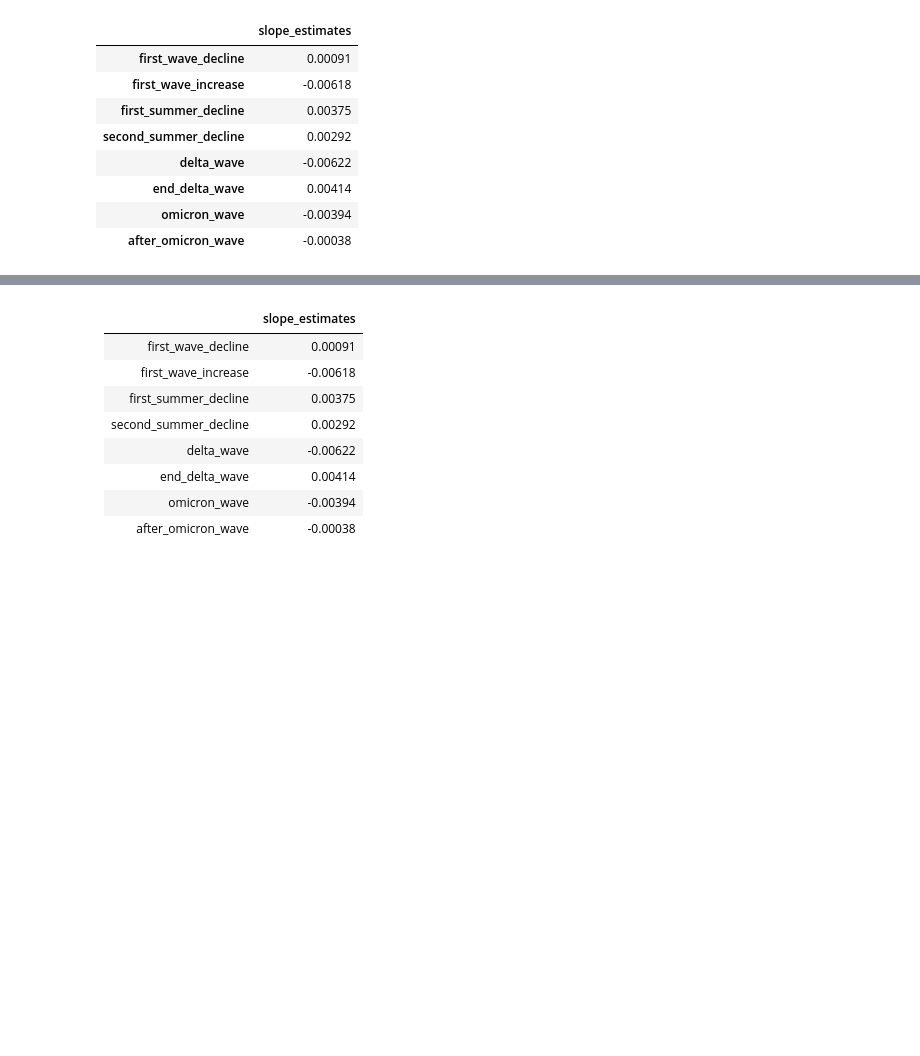
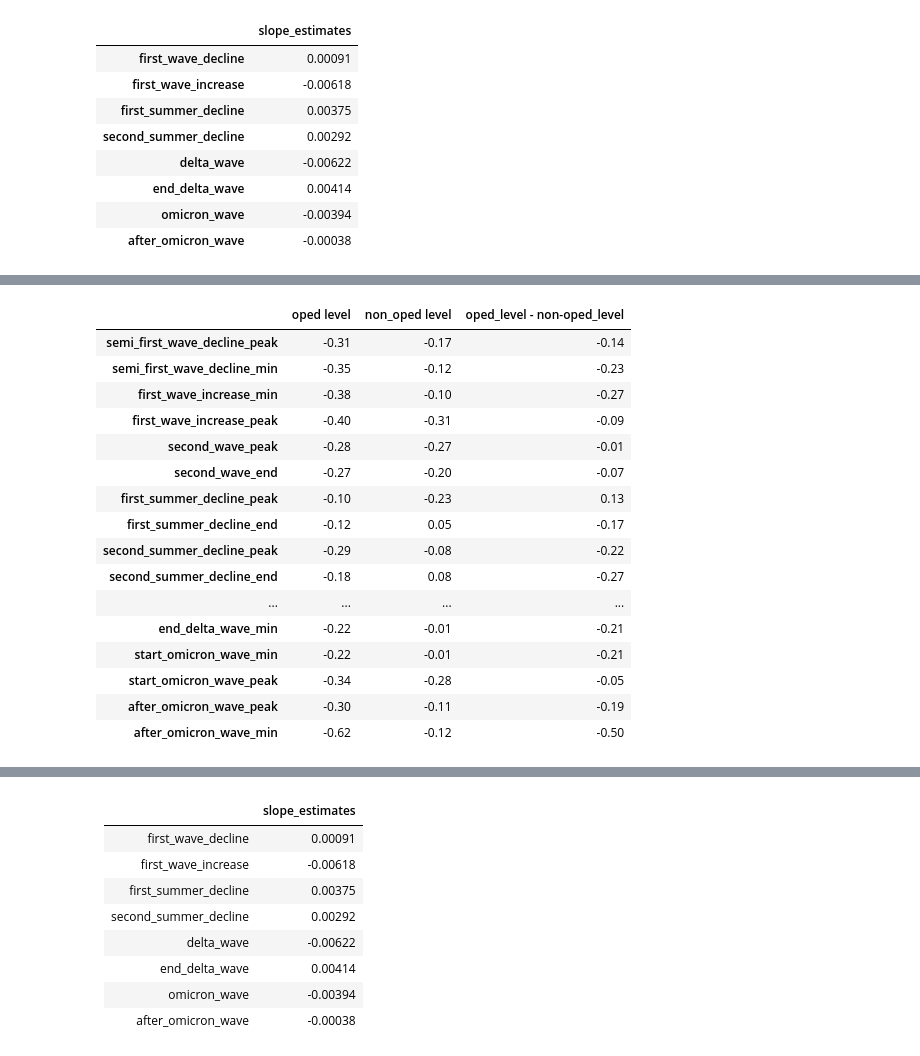
Before and after one commit to GabeNicholson/covid-news, a Jupyter notebook: covid_data_analysis.ipynb, the cells around one changed output, grey strips where cells are left out. Cells and saved outputs as stored; diff of their text form; code cells hidden in the pictures; blank space fills up the shorter version.

```diff
--- a/covid_data_analysis.ipynb
+++ b/covid_data_analysis.ipynb
@@ -432,0 +538,30 @@ pd.DataFrame(pd.Series(slope_estimates, name='slope_estimates'))
+# %%
+slope_estimates_true_dataframe_nonoped, level_estimates_true_dataframe_nonoped = get_slope_and_level_estimates(df_non_oped_grouped)
+slope_estimates_opeds, level_estimates_oped = get_slope_and_level_estimates(df_oped_grouped)
+comparison_df_slopes = pd.DataFrame([slope_estimates_opeds, slope_estimates_true_dataframe_nonoped, ], index=['oped slopes', 'non_oped slopes']).T
+comparison_df_slopes['oped_slope vs non-oped slope'] = comparison_df_slopes['oped slopes'] / comparison_df_slopes['non_oped slopes']
+comparison_df_slopes = comparison_df_slopes.round(2)
+
+comparison_df_level = pd.DataFrame([level_estimates_oped, level_estimates_true_dataframe_nonoped, ], index=['oped level', 'non_oped level']).T
+comparison_df_level['oped_level - non-oped_level'] = comparison_df_level['oped level'] - comparison_df_level['non_oped level']
+comparison_df_level = comparison_df_level.round(2)
+# %%
+comparison_df_level
+# %% [output]
+|  | oped level | non_oped level | oped_level - non-oped_level |
+| semi_first_wave_decline_peak | -0.31 | -0.17 | -0.14 |
+| semi_first_wave_decline_min | -0.35 | -0.12 | -0.23 |
+| first_wave_increase_min | -0.38 | -0.10 | -0.27 |
+| first_wave_increase_peak | -0.40 | -0.31 | -0.09 |
+| second_wave_peak | -0.28 | -0.27 | -0.01 |
+| second_wave_end | -0.27 | -0.20 | -0.07 |
+| first_summer_decline_peak | -0.10 | -0.23 | 0.13 |
+| first_summer_decline_end | -0.12 | 0.05 | -0.17 |
+| second_summer_decline_peak | -0.29 | -0.08 | -0.22 |
+| second_summer_decline_end | -0.18 | 0.08 | -0.27 |
+| ... | ... | ... | ... |
+| end_delta_wave_min | -0.22 | -0.01 | -0.21 |
+| start_omicron_wave_min | -0.22 | -0.01 | -0.21 |
+| start_omicron_wave_peak | -0.34 | -0.28 | -0.05 |
+| after_omicron_wave_peak | -0.30 | -0.11 | -0.19 |
+| after_omicron_wave_min | -0.62 | -0.12 | -0.50 |
```
Also changed, not shown: parts of 28 cells of this notebook, 1 other file.
